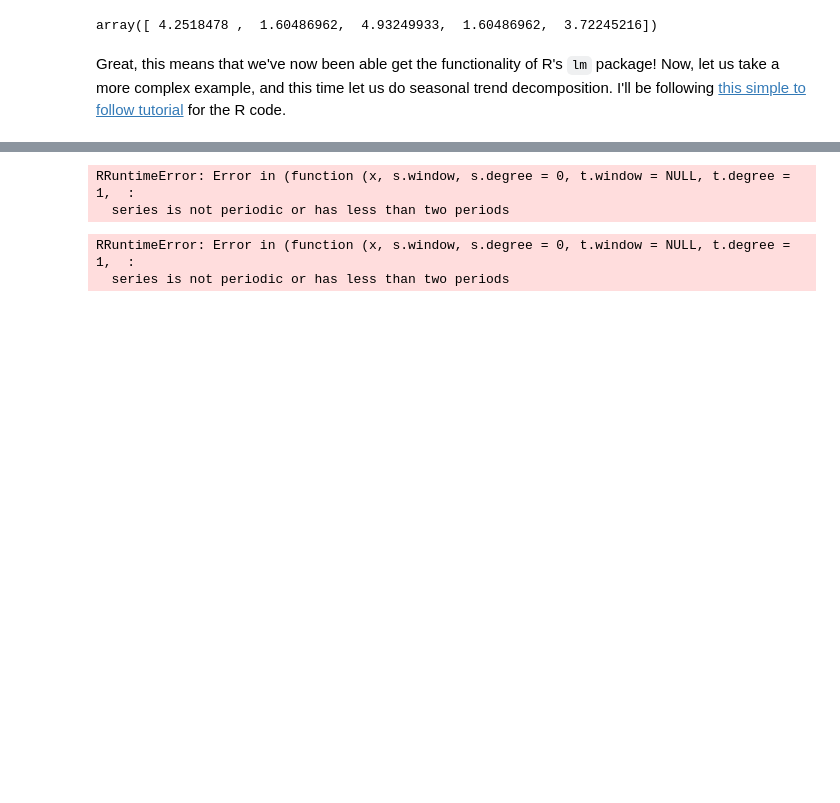
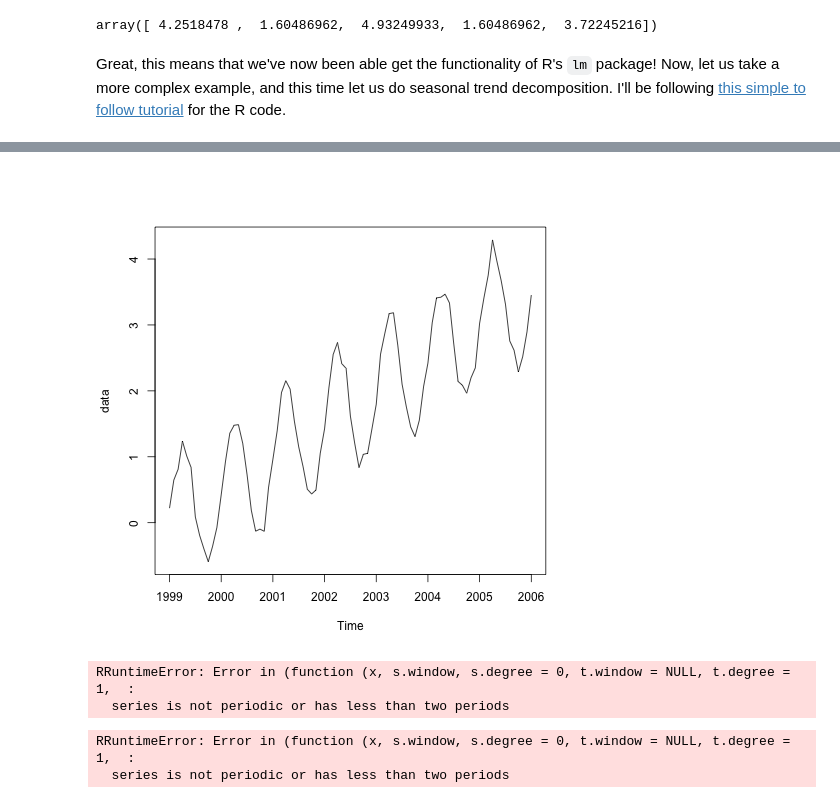
Before and after one commit to gowanpeter/nipunbatra.github.io, a Jupyter notebook: downloads/notebooks/HelloR.ipynb, the cells around one changed output, grey strips where cells are left out. Cells and saved outputs as stored; diff of their text form; code cells hidden in the pictures; blank space fills up the shorter version.

```diff
--- a/downloads/notebooks/HelloR.ipynb
+++ b/downloads/notebooks/HelloR.ipynb
@@ -390,0 +541,7 @@ print rd.
+# %%
+r_plot = robjects.r("""
+ function(data, filename){
+ png(filename=filename)
+ plot(data)
+ dev.off()}
+""")
@@ -390,0 +697,9 @@ print rd.
+# %%
+ser = data.copy()
+from rpy2 import robjects
+from numpy import asarray
+r_stl = robjects.r['stl']
+r_ts = robjects.r['ts']
+start = robjects.IntVector([ser.index[0].year, ser.index[0].month, ser.index[0].day])
+freq = convert_pd_freqstr(ser)
+r_ser = r_ts(robjects.FloatVector(asarray(ser)), start=start, frequency=int(freq))
@@ -391,3 +711,8 @@ print rd.
+# %%
+r_plot(r_ser, "/Users/nipunbatra/Desktop/test.png")
+Image("/Users/nipunbatra/Desktop/test.png")
+# %% [output]
+[figure, added]
 # %%
 robjects.r['stl'](rd, 12)
 # %% [output]
```
Also changed, not shown: parts of 51 cells of this notebook, 3 other files.
